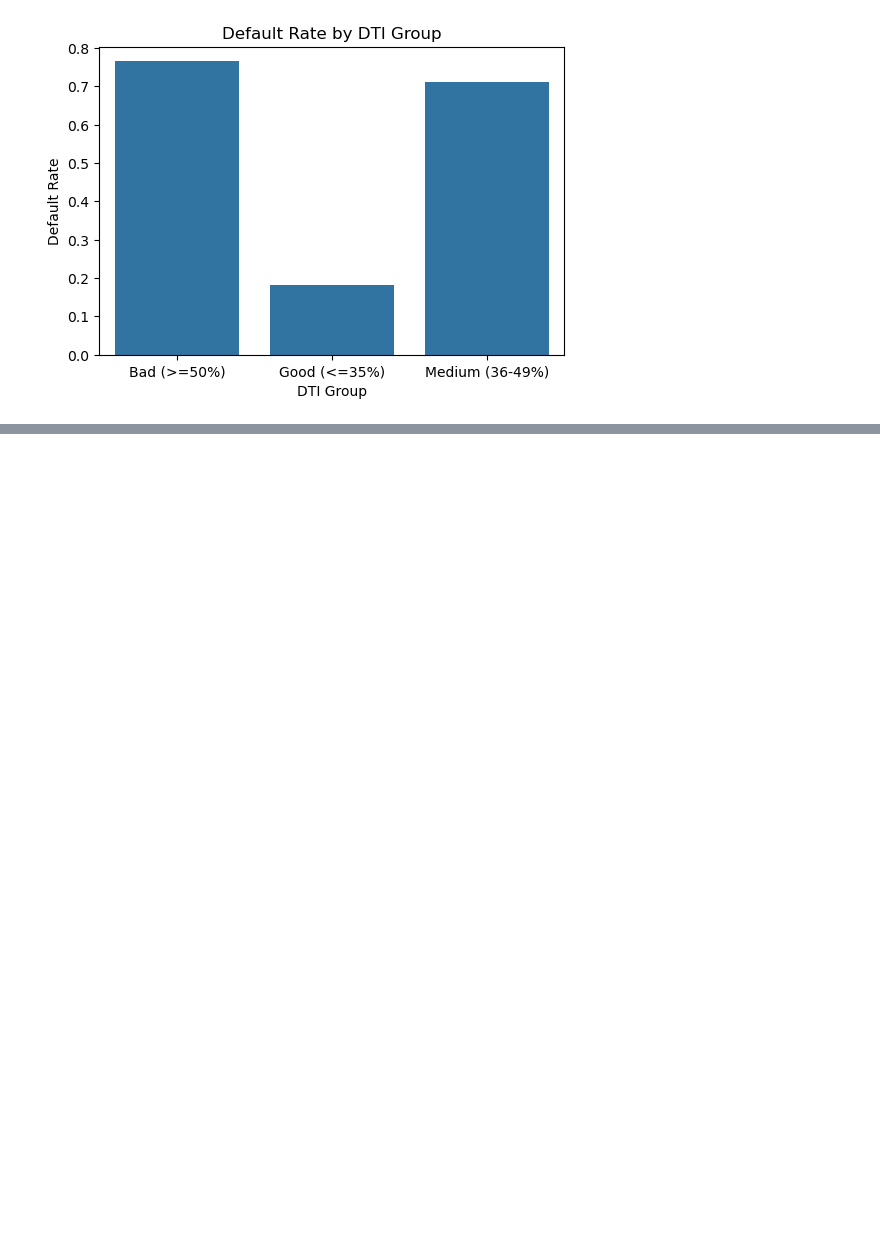
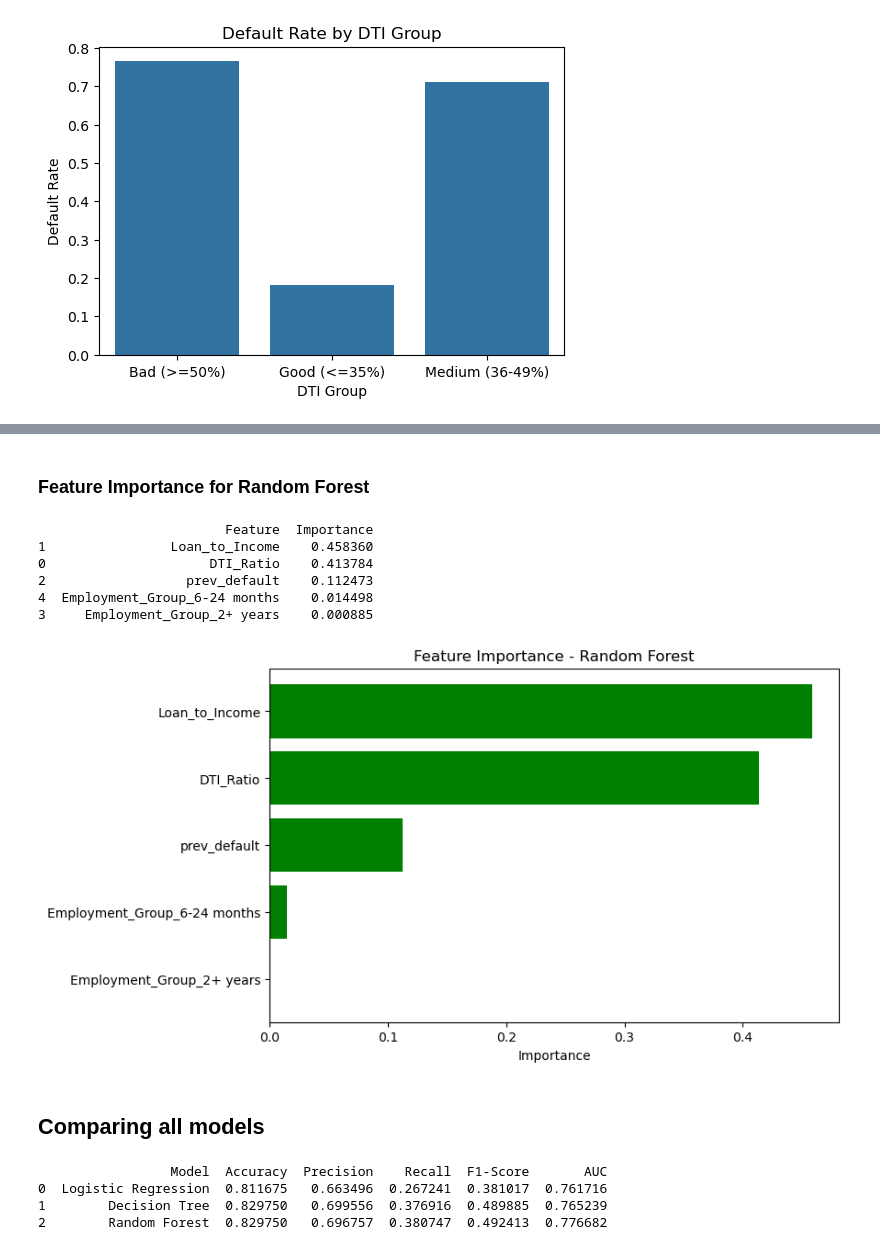
Before and after one commit to Creamy222/credit, a Jupyter notebook: credit.ipynb, the cells around one changed output, grey strips where cells are left out. Cells and saved outputs as stored; diff of their text form; code cells hidden in the pictures; blank space fills up the shorter version.

```diff
--- a/credit.ipynb
+++ b/credit.ipynb
@@ -310,0 +440,14 @@ plt.show()
+# %%
+from sklearn.ensemble import RandomForestClassifier
+
+# Build Random Forest model
+rf_model = RandomForestClassifier(n_estimators=100, max_depth=6, random_state=42)
+rf_model.fit(X_train, y_train)
+
+# Predictions
+y_pred_rf = rf_model.predict(X_test)
+
+# Evaluation
+print("Random Forest Accuracy:", accuracy_score(y_test, y_pred_rf))
+print("\nConfusion Matrix:\n", confusion_matrix(y_test, y_pred_rf))
+print("\nClassification Report:\n", classification_report(y_test, y_pred_rf))
@@ -310,0 +470,29 @@ plt.show()
+# %% [markdown]
+### Feature Importance for Random Forest
+# %%
+
+# Get feature importance
+importance = pd.DataFrame({
+    'Feature': X.columns,
+    'Importance': rf_model.feature_importances_
+}).sort_values(by='Importance', ascending=False)
+
+print(importance)
+
+# Plot feature importance
+plt.figure(figsize=(8,5))
+plt.barh(importance['Feature'], importance['Importance'], color='green')
+plt.xlabel("Importance")
+plt.title("Feature Importance - Random Forest")
+plt.gca().invert_yaxis()
+plt.show()
+# %% [output]
+                        Feature  Importance
+1                Loan_to_Income    0.458360
+0                     DTI_Ratio    0.413784
+2                  prev_default    0.112473
+4  Employment_Group_6-24 months    0.014498
+3     Employment_Group_2+ years    0.000885
+[figure, added]
+# %% [markdown]
+## Comparing all models
@@ -310,0 +521,14 @@ plt.show()
+# %%
+# Evaluate each model
+log_results = evaluate_model(model, X_test, y_test, "Logistic Regression")
+tree_results = evaluate_model(tree_model, X_test, y_test, "Decision Tree")
+rf_results   = evaluate_model(rf_model, X_test, y_test, "Random Forest")
+
+# Combine results
+results = pd.concat([log_results, tree_results, rf_results], ignore_index=True)
+print(results)
+# %% [output]
+                 Model  Accuracy  Precision    Recall  F1-Score       AUC
+0  Logistic Regression  0.811675   0.663496  0.267241  0.381017  0.761716
+1        Decision Tree  0.829750   0.699556  0.376916  0.489885  0.765239
+2        Random Forest  0.829750   0.696757  0.380747  0.492413  0.776682
```
Also changed, not shown: parts of 20 cells of this notebook, 1 other file.
